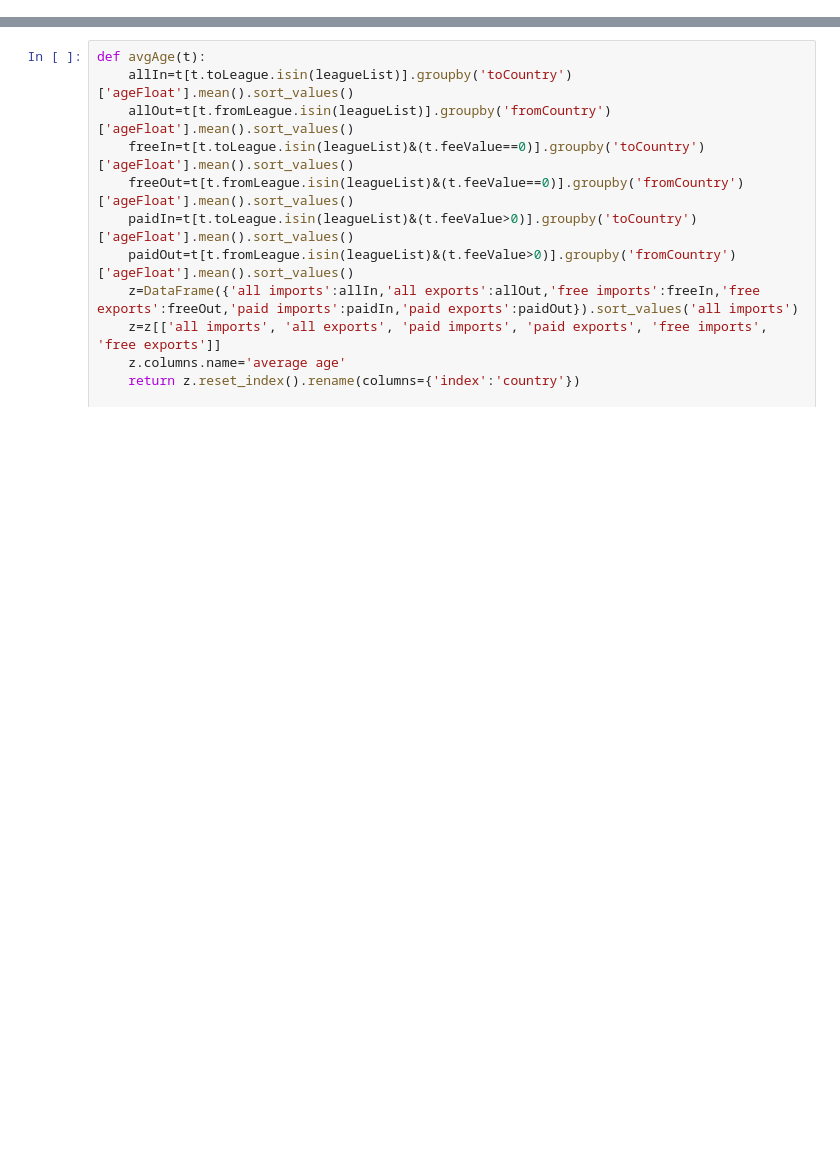
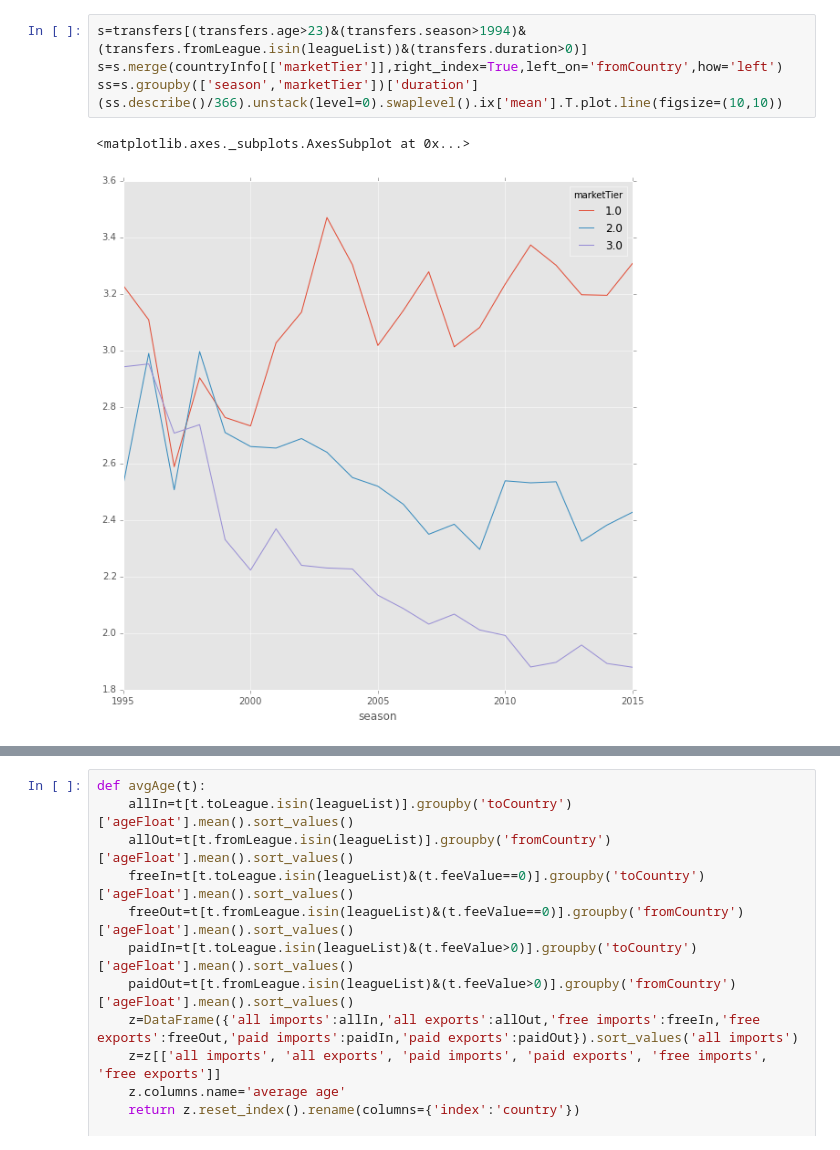
Before and after one commit to kebuhcah/soccer-history, a Jupyter notebook: notebooks/summary.ipynb, the cells around one changed output, grey strips where cells are left out. Cells and saved outputs as stored; diff of their text form; blank space fills up the shorter version.

```diff
--- a/notebooks/summary.ipynb
+++ b/notebooks/summary.ipynb
@@ -0,0 +1,8 @@
+# %%
+s=transfers[(transfers.age>23)&(transfers.season>1994)&(transfers.fromLeague.isin(leagueList))&(transfers.duration>0)]
+s=s.merge(countryInfo[['marketTier']],right_index=True,left_on='fromCountry',how='left')
+ss=s.groupby(['season','marketTier'])['duration']
+(ss.describe()/366).unstack(level=0).swaplevel().ix['mean'].T.plot.line(figsize=(10,10))
+# %% [output]
+<matplotlib.axes._subplots.AxesSubplot at 0x...>
+[figure, added]
```
Also changed, not shown: parts of 19 cells of this notebook, 1 other file.
